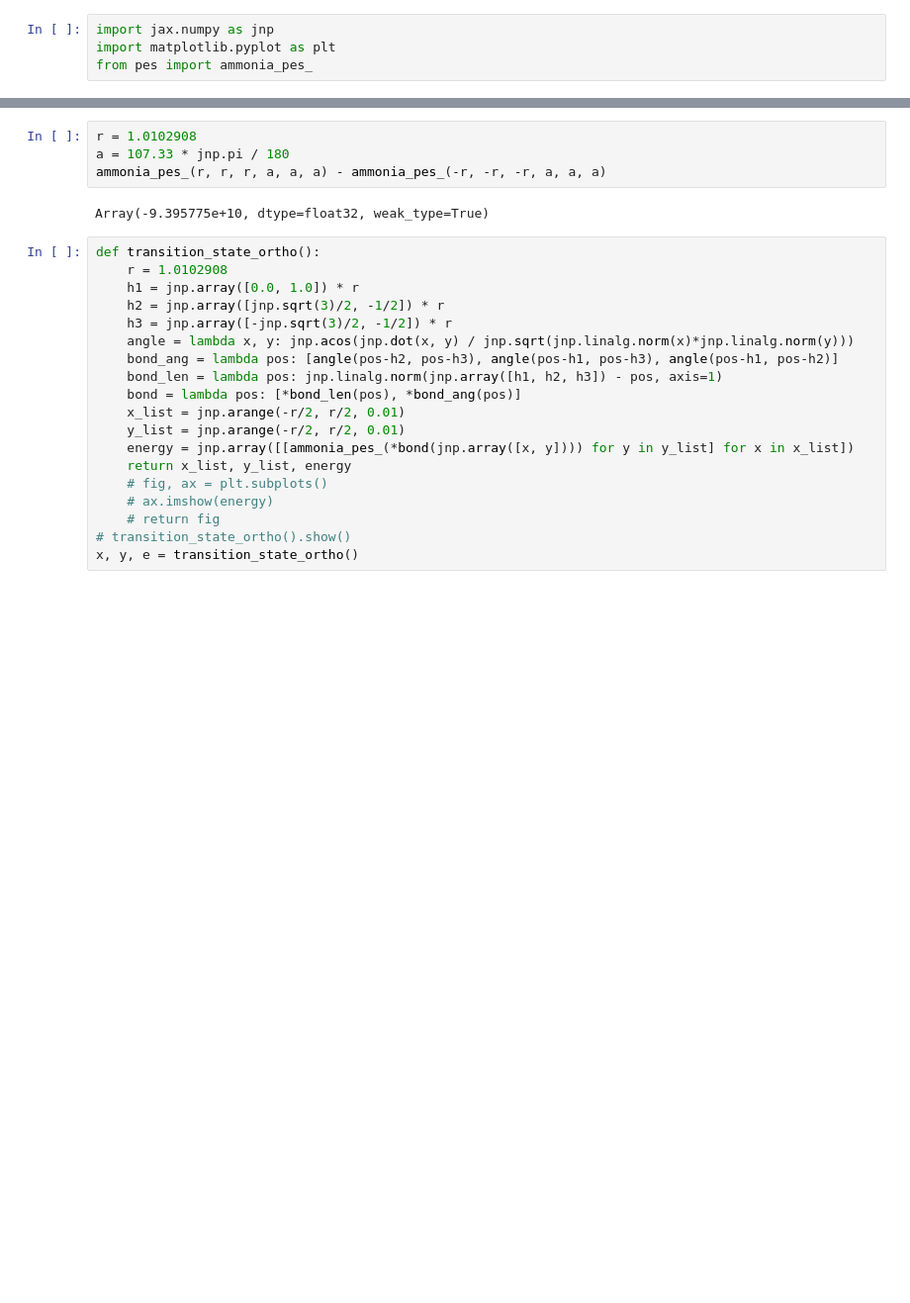
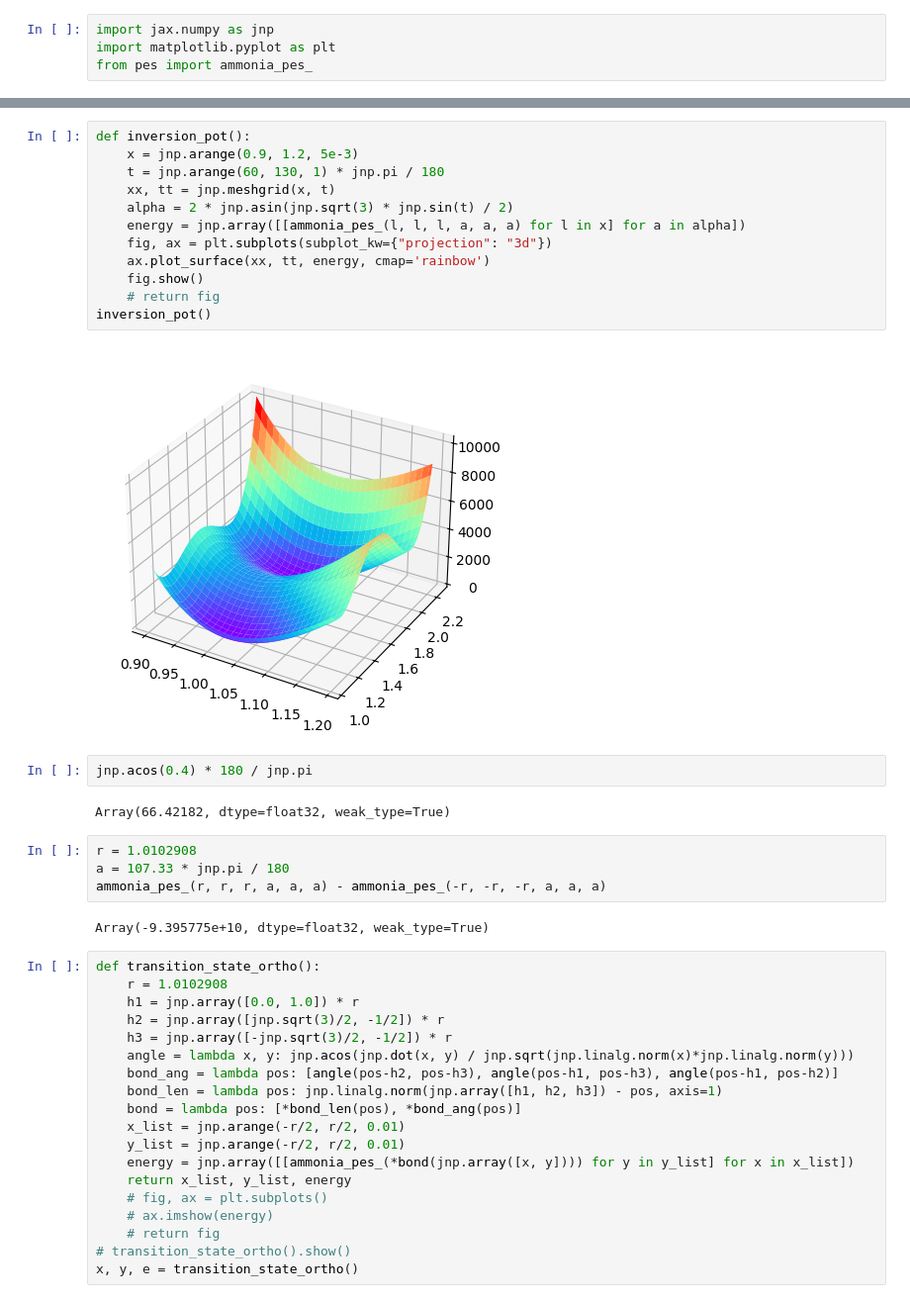
Before and after one commit to Br0kenSmi1e/FlowPES, a Jupyter notebook: ammonia/pes_plot.ipynb, the cells around one changed output, grey strips where cells are left out. Shown: that part at 99% size. Cells and saved outputs as stored; diff of their text form; blank space fills up the shorter version.

```diff
--- a/ammonia/pes_plot.ipynb
+++ b/ammonia/pes_plot.ipynb
@@ -18,3 +18,21 @@ inversion_pot(-0.6, 0.6).show()
+# %%
+def inversion_pot():
+    x = jnp.arange(0.9, 1.2, 5e-3)
+    t = jnp.arange(60, 130, 1) * jnp.pi / 180
+    xx, tt = jnp.meshgrid(x, t)
+    alpha = 2 * jnp.asin(jnp.sqrt(3) * jnp.sin(t) / 2)
+    energy = jnp.array([[ammonia_pes_(l, l, l, a, a, a) for l in x] for a in alpha])
+    fig, ax = plt.subplots(subplot_kw={"projection": "3d"})
+    ax.plot_surface(xx, tt, energy, cmap='rainbow')
+    fig.show()
+    # return fig
+inversion_pot()
+# %% [output]
+[figure, added]
+# %%
+jnp.acos(0.4) * 180 / jnp.pi
+# %% [output]
+Array(66.42182, dtype=float32, weak_type=True)
 # %%
 r = 1.0102908
 a = 107.33 * jnp.pi / 180
```
Also changed, not shown: parts of 1 cell of this notebook, 11 other files.
